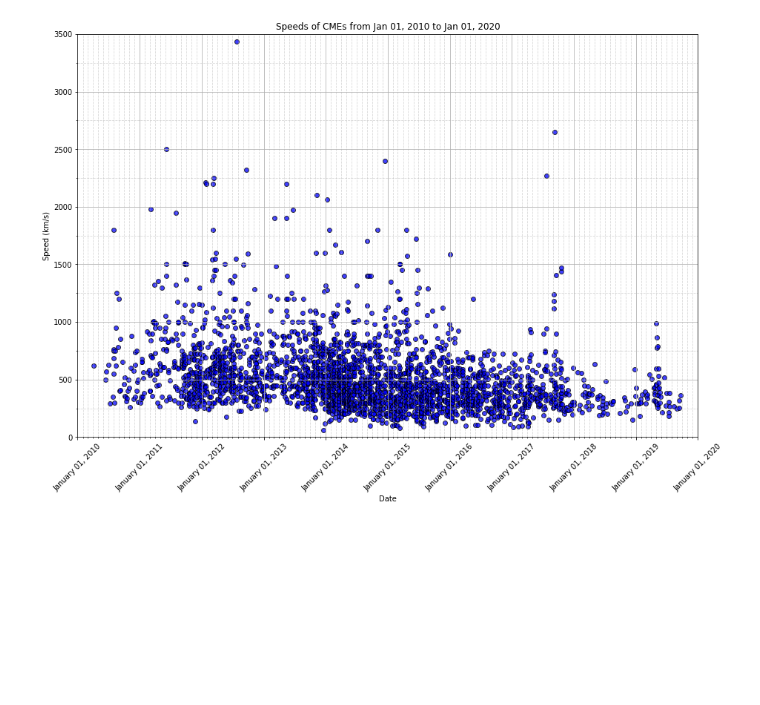
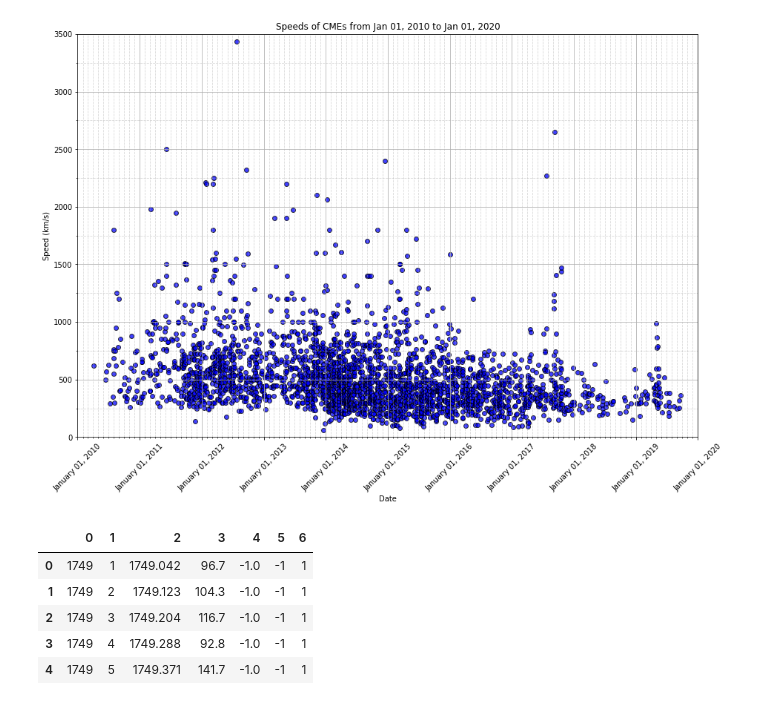
Before and after one commit to rockhound03/Project1, a Jupyter notebook: modules/Final Data Analysis.ipynb, the cells around one changed output. Saved outputs shown, nothing was run; the diff lists cells and outputs as text; code cells hidden in the pictures; blank space fills up the shorter version.

```diff
--- a/modules/Final Data Analysis.ipynb
+++ b/modules/Final Data Analysis.ipynb
@@ -170,3 +171,17 @@ ax.grid(which='major', alpha=1, linestyle='-')
 ax.grid(which='minor', alpha=0.5, linestyle='--')
 # %% [output]
 [figure]
+# %%
+# The path to our CSV file
+file = "../data/sunspots.csv."
+
+# Read our purchase data into pandas
+df = pd.read_csv(file,delimiter = ';',header = None)
+df.head()
+# %% [output]
+|  | 0 | 1 | 2 | 3 | 4 | 5 | 6 |
+| 0 | 1749 | 1 | 1749.042 | 96.7 | -1.0 | -1 | 1 |
+| 1 | 1749 | 2 | 1749.123 | 104.3 | -1.0 | -1 | 1 |
+| 2 | 1749 | 3 | 1749.204 | 116.7 | -1.0 | -1 | 1 |
+| 3 | 1749 | 4 | 1749.288 | 92.8 | -1.0 | -1 | 1 |
+| 4 | 1749 | 5 | 1749.371 | 141.7 | -1.0 | -1 | 1 |
```
Also changed, not shown: parts of 9 cells of this notebook.
